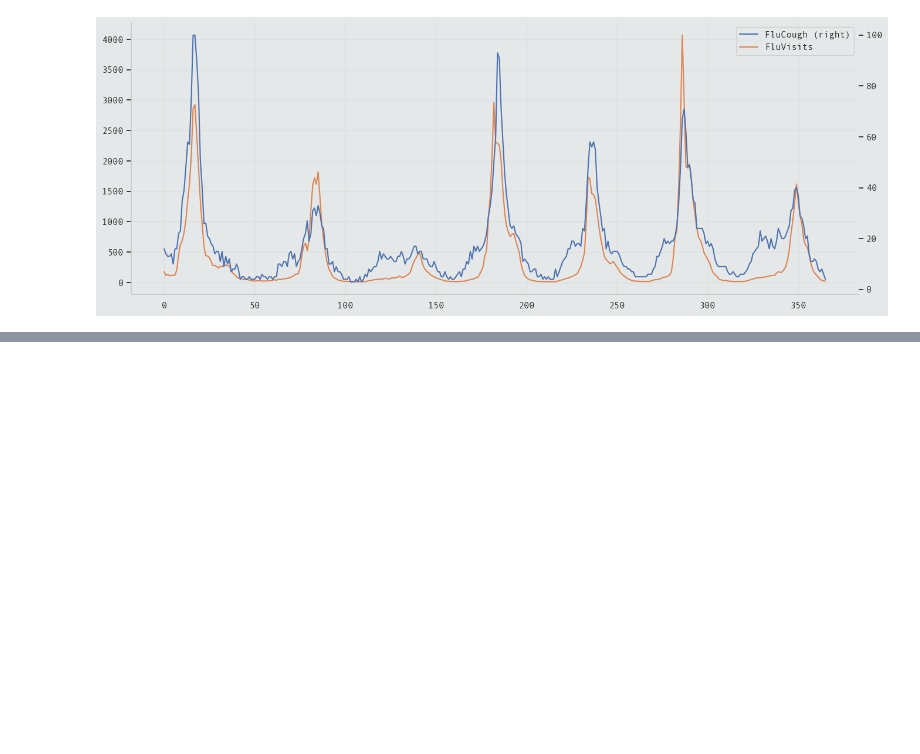
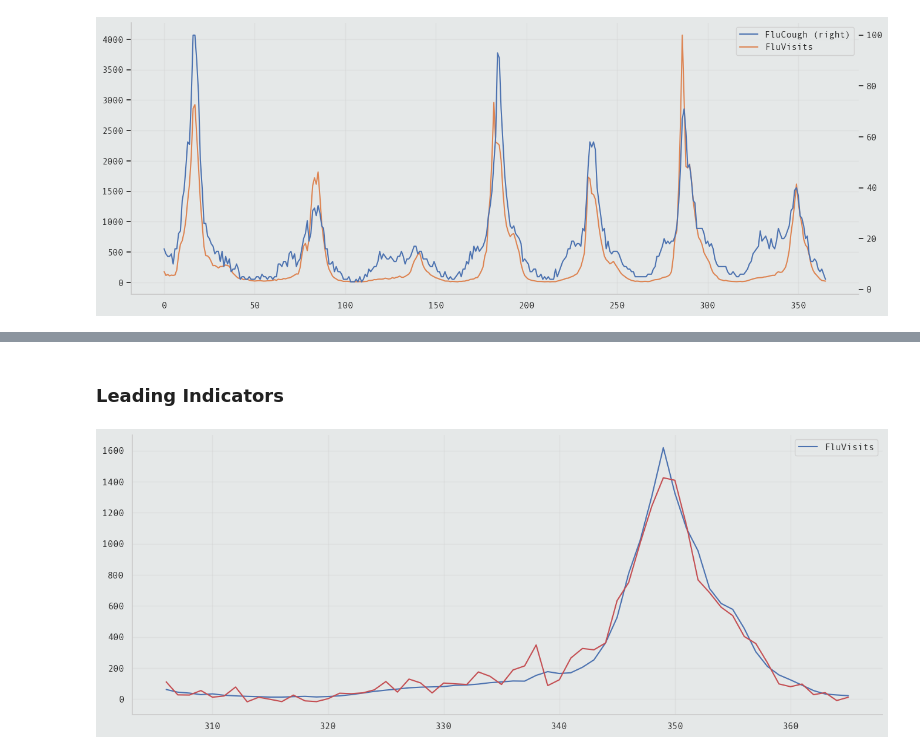
Before and after one commit to Volscente/TimeWarpForecast, a Jupyter notebook: notebooks/flu_trends/exploratory_data_analysis.ipynb, the cells around one changed output, grey strips where cells are left out. Saved outputs shown, nothing was run; the diff lists cells and outputs as text; code cells hidden in the pictures; blank space fills up the shorter version.

Commit message:
Leading indicators

```diff
--- a/notebooks/flu_trends/exploratory_data_analysis.ipynb
+++ b/notebooks/flu_trends/exploratory_data_analysis.ipynb
@@ -307,0 +310,8 @@ ax = dataset_origin.plot(
+# %% [markdown]
+### Leading Indicators
+# %%
+# Define indicators
+indicators = ["FluContagious", "FluCough", "FluFever", "InfluenzaA", "TreatFlu", "IHaveTheFlu", "OverTheCounterFlu", "HowLongFlu"]
+# %%
+# Create another dataframe for leading indicators
+dataset_indicators = dataset_origin[indicators + ['FluVisits', 'Week']].copy()
@@ -307,0 +342,27 @@ ax = dataset_origin.plot(
+# %%
+# Define features
+features = [feature for feature in dataset_indicators.columns.tolist() if feature not in ['FluVisits', 'Week']]
+# %%
+# Define x, y
+x = dataset_indicators.loc[:, features]
+y = dataset_indicators.loc[:, ['FluVisits']]
+
+# Split train test
+X_train, X_test, y_train, y_test = train_test_split(x,
+                                                    y,
+                                                    test_size=60,
+                                                    shuffle=False)
+
+# Define and train model
+model = LinearRegression()
+model.fit(X_train, y_train)
+
+# Compute predictions for evaluation
+y_pred = pd.Series(model.predict(X_train).reshape(-1, ), index=y_train.index)
+y_fore = pd.Series(model.predict(X_test).reshape(-1, ), index=y_test.index)
+
+# Evaluation
+ax = y_test.plot()
+_ = y_fore.plot(ax=ax, color='C3')
+# %% [output]
+[figure, added]
```
Also changed, not shown: parts of 9 cells of this notebook.
